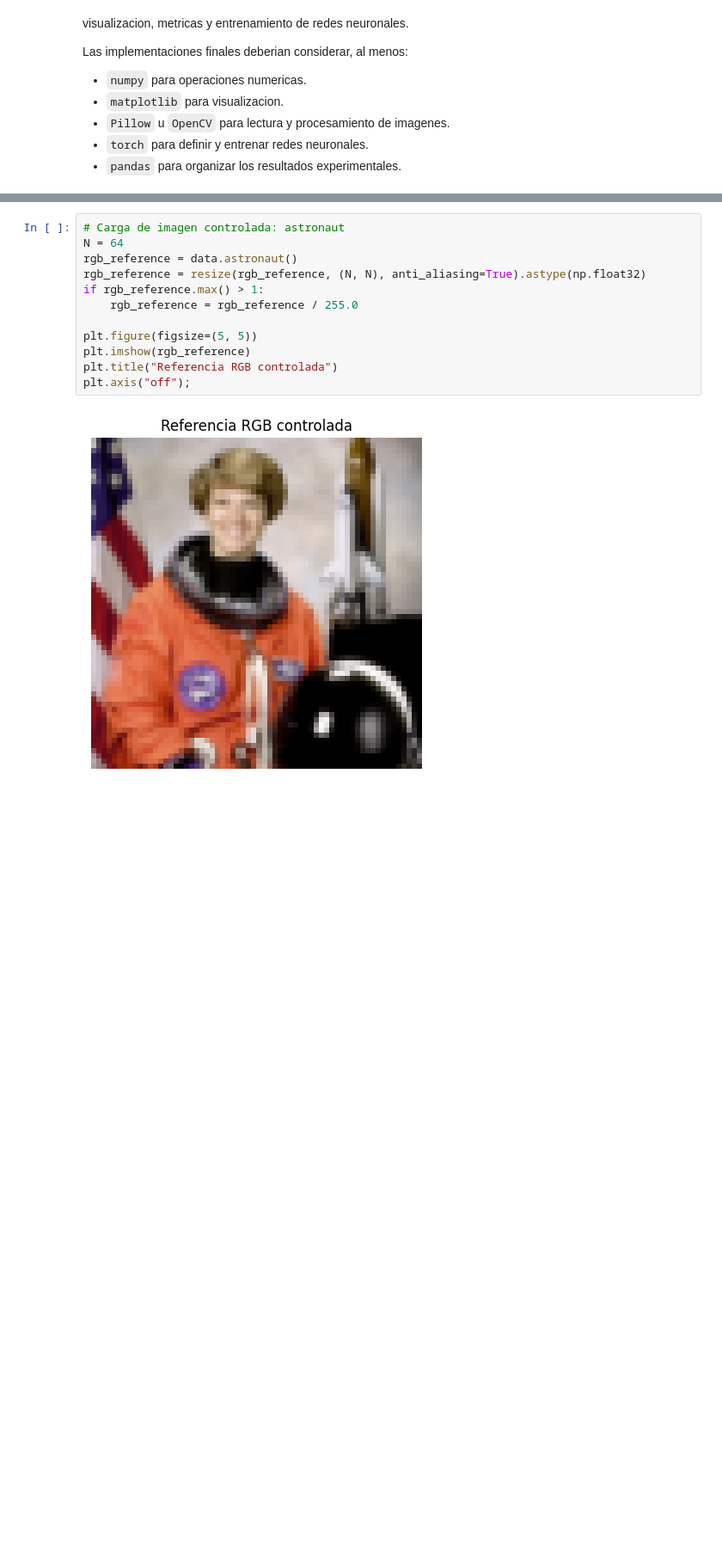
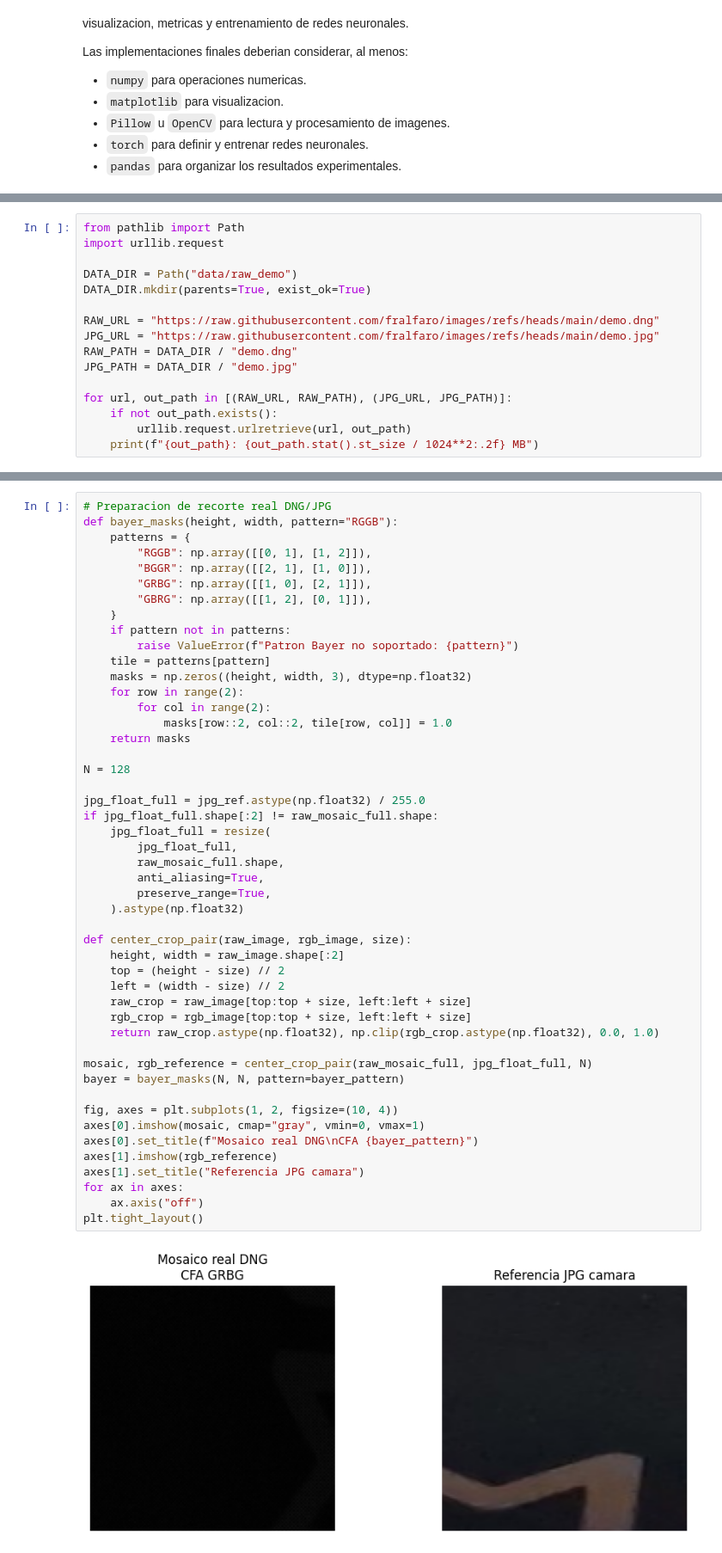
Before and after one commit to fralfaro/inf449-portafolio, a Jupyter notebook: tareas/tarea-02/homework2.ipynb, the cells around one changed output, grey strips where cells are left out. Shown at 86% size. Cells and saved outputs as stored; diff of their text form; blank space fills up the shorter version.

```diff
--- a/tareas/tarea-02/homework2.ipynb
+++ b/tareas/tarea-02/homework2.ipynb
@@ -140,0 +143,16 @@ La seccion de carga de `bursts_0006.dng`, `bursts_0006.tiff` y `bursts_0006.jpg`
+# %%
+from pathlib import Path
+import urllib.request
+
+DATA_DIR = Path("data/raw_demo")
+DATA_DIR.mkdir(parents=True, exist_ok=True)
+
+RAW_URL = "https://raw.githubusercontent.com/fralfaro/images/refs/heads/main/demo.dng"
+JPG_URL = "https://raw.githubusercontent.com/fralfaro/images/refs/heads/main/demo.jpg"
+RAW_PATH = DATA_DIR / "demo.dng"
+JPG_PATH = DATA_DIR / "demo.jpg"
+
+for url, out_path in [(RAW_URL, RAW_PATH), (JPG_URL, JPG_PATH)]:
+    if not out_path.exists():
+        urllib.request.urlretrieve(url, out_path)
+    print(f"{out_path}: {out_path.stat().st_size / 1024**2:.2f} MB")
@@ -156,15 +266,51 @@ A partir de esta imagen se construira el mosaico $Y$ usando el patron Bayer RGGB
 # %%
-# Carga de imagen controlada: astronaut
-N = 64
-rgb_reference = data.astronaut()
-rgb_reference = resize(rgb_reference, (N, N), anti_aliasing=True).astype(np.float32)
-if rgb_reference.max() > 1:
-    rgb_reference = rgb_reference / 255.0
+# Preparacion de recorte real DNG/JPG
+def bayer_masks(height, width, pattern="RGGB"):
+    patterns = {
+        "RGGB": np.array([[0, 1], [1, 2]]),
+        "BGGR": np.array([[2, 1], [1, 0]]),
+        "GRBG": np.array([[1, 0], [2, 1]]),
+        "GBRG": np.array([[1, 2], [0, 1]]),
+    }
+    if pattern not in patterns:
+        raise ValueError(f"Patron Bayer no soportado: {pattern}")
+    tile = patterns[pattern]
+    masks = np.zeros((height, width, 3), dtype=np.float32)
+    for row in range(2):
+        for col in range(2):
+            masks[row::2, col::2, tile[row, col]] = 1.0
+    return masks
 
-plt.figure(figsize=(5, 5))
-plt.imshow(rgb_reference)
-plt.title("Referencia RGB controlada")
-plt.axis("off");
+N = 128
+
+jpg_float_full = jpg_ref.astype(np.float32) / 255.0
+if jpg_float_full.shape[:2] != raw_mosaic_full.shape:
+    jpg_float_full = resize(
+        jpg_float_full,
+        raw_mosaic_full.shape,
+        anti_aliasing=True,
+        preserve_range=True,
+    ).astype(np.float32)
+
+def center_crop_pair(raw_image, rgb_image, size):
+    height, width = raw_image.shape[:2]
+    top = (height - size) // 2
+    left = (width - size) // 2
+    raw_crop = raw_image[top:top + size, left:left + size]
+    rgb_crop = rgb_image[top:top + size, left:left + size]
+    return raw_crop.astype(np.float32), np.clip(rgb_crop.astype(np.float32), 0.0, 1.0)
+
+mosaic, rgb_reference = center_crop_pair(raw_mosaic_full, jpg_float_full, N)
+bayer = bayer_masks(N, N, pattern=bayer_pattern)
+
+fig, axes = plt.subplots(1, 2, figsize=(10, 4))
+axes[0].imshow(mosaic, cmap="gray", vmin=0, vmax=1)
+axes[0].set_title(f"Mosaico real DNG\nCFA {bayer_pattern}")
+axes[1].imshow(rgb_reference)
+axes[1].set_title("Referencia JPG camara")
+for ax in axes:
+    ax.axis("off")
+plt.tight_layout()
 # %% [output]
-[figure, old version]
+[figure, new version]
 # %% [markdown]
```
Also changed, not shown: parts of 23 cells of this notebook, 2 other files.
